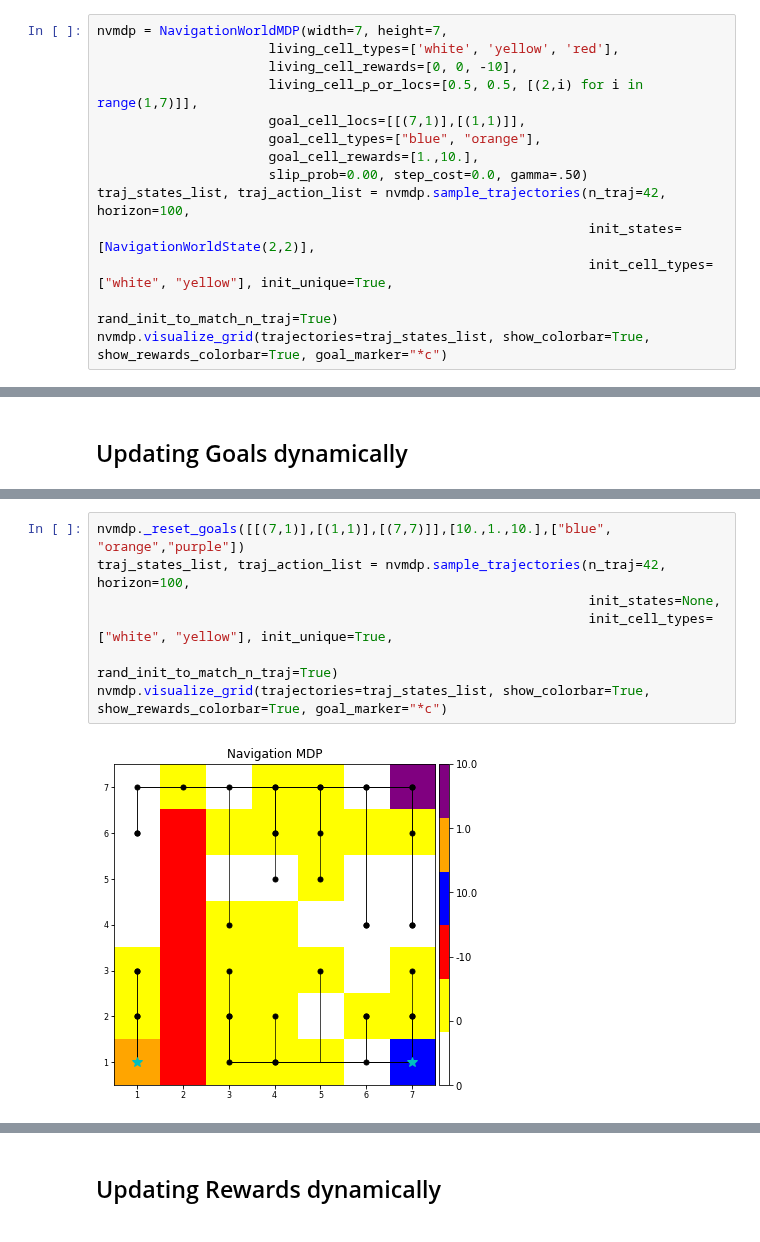
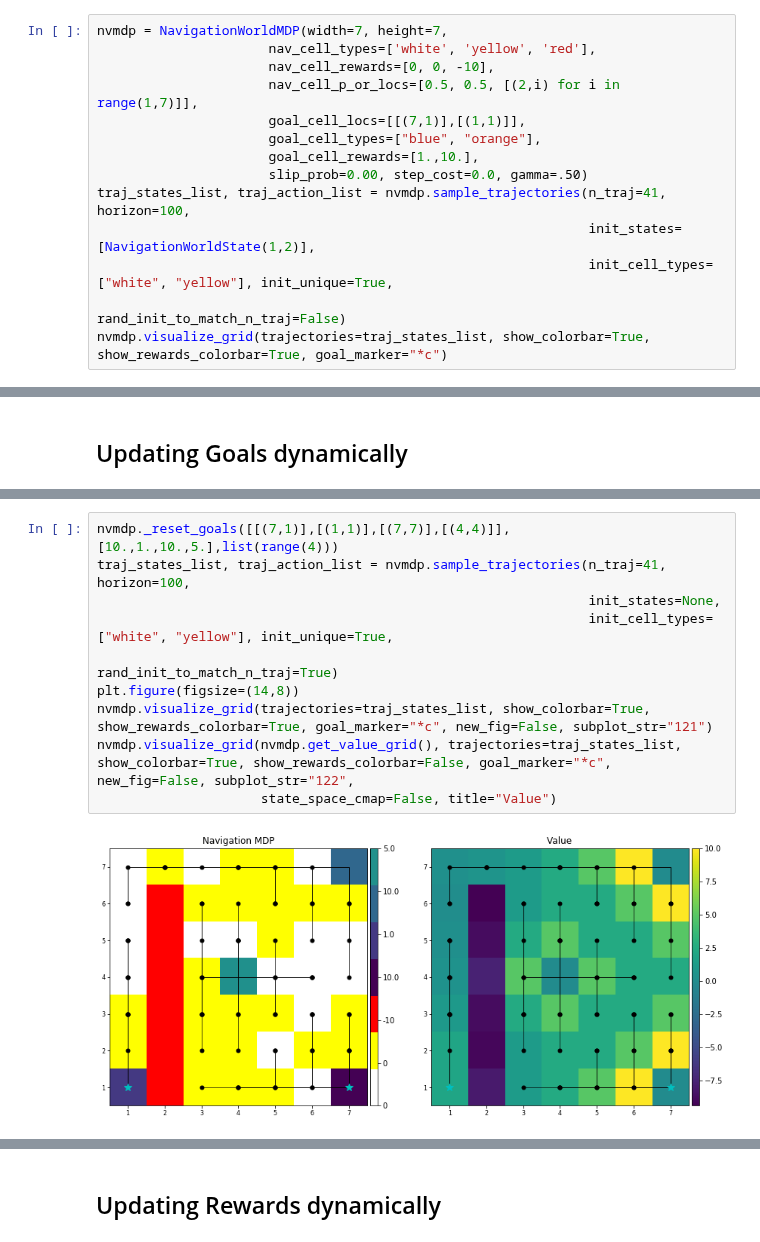
Before and after one commit to david-abel/simple_rl, a Jupyter notebook: simple_rl/tasks/navigation/Usage_NavigationWorldMDP.ipynb, the cells around one changed output, grey strips where cells are left out. Cells and saved outputs as stored; diff of their text form.

```diff
--- a/simple_rl/tasks/navigation/Usage_NavigationWorldMDP.ipynb
+++ b/simple_rl/tasks/navigation/Usage_NavigationWorldMDP.ipynb
@@ -151,16 +151,16 @@ Sample State Trajectory
 ## Custom Grid
 # %%
 nvmdp = NavigationWorldMDP(width=7, height=7,
-                      living_cell_types=['white', 'yellow', 'red'],
-                      living_cell_rewards=[0, 0, -10],
-                      living_cell_p_or_locs=[0.5, 0.5, [(2,i) for i in range(1,7)]],
+                      nav_cell_types=['white', 'yellow', 'red'],
+                      nav_cell_rewards=[0, 0, -10],
+                      nav_cell_p_or_locs=[0.5, 0.5, [(2,i) for i in range(1,7)]],
                       goal_cell_locs=[[(7,1)],[(1,1)]],
                       goal_cell_types=["blue", "orange"],
                       goal_cell_rewards=[1.,10.],
                       slip_prob=0.00, step_cost=0.0, gamma=.50)
-traj_states_list, traj_action_list = nvmdp.sample_trajectories(n_traj=42, horizon=100,
-                                                               init_states=[NavigationWorldState(2,2)],
+traj_states_list, traj_action_list = nvmdp.sample_trajectories(n_traj=41, horizon=100,
+                                                               init_states=[NavigationWorldState(1,2)],
                                                                init_cell_types=["white", "yellow"], init_unique=True,
-                                                               rand_init_to_match_n_traj=True)
+                                                               rand_init_to_match_n_traj=False)
 nvmdp.visualize_grid(trajectories=traj_states_list, show_colorbar=True, show_rewards_colorbar=True, goal_marker="*c")
 # %% [output]
@@ -179,9 +188,12 @@ nvmdp.visualize_grid(trajectories=traj_states_list, show_colorbar=True, show_rew
 # %%
-nvmdp._reset_goals([[(7,1)],[(1,1)],[(7,7)]],[10.,1.,10.],["blue", "orange","purple"])
-traj_states_list, traj_action_list = nvmdp.sample_trajectories(n_traj=42, horizon=100,
+nvmdp._reset_goals([[(7,1)],[(1,1)],[(7,7)],[(4,4)]], [10.,1.,10.,5.],list(range(4)))
+traj_states_list, traj_action_list = nvmdp.sample_trajectories(n_traj=41, horizon=100,
                                                                init_states=None,
                                                                init_cell_types=["white", "yellow"], init_unique=True,
                                                                rand_init_to_match_n_traj=True)
-nvmdp.visualize_grid(trajectories=traj_states_list, show_colorbar=True, show_rewards_colorbar=True, goal_marker="*c")
+plt.figure(figsize=(14,8))
+nvmdp.visualize_grid(trajectories=traj_states_list, show_colorbar=True, show_rewards_colorbar=True, goal_marker="*c", new_fig=False, subplot_str="121")
+nvmdp.visualize_grid(nvmdp.get_value_grid(), trajectories=traj_states_list, show_colorbar=True, show_rewards_colorbar=False, goal_marker="*c", new_fig=False, subplot_str="122",
+                     state_space_cmap=False, title="Value")
 # %% [output]
-[figure, old version]
+[figure, new version]
```
Also changed, not shown: parts of 8 cells of this notebook, 1 other file.
